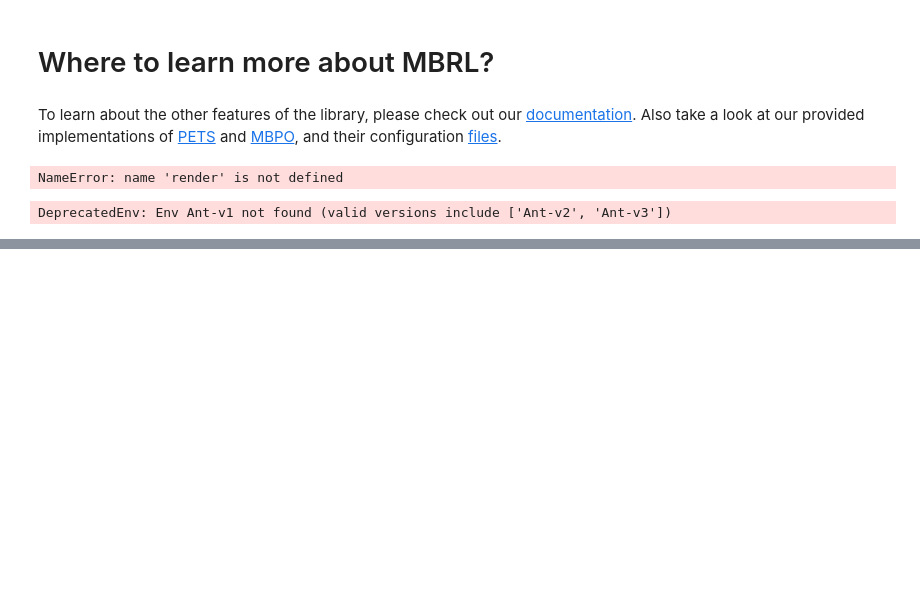
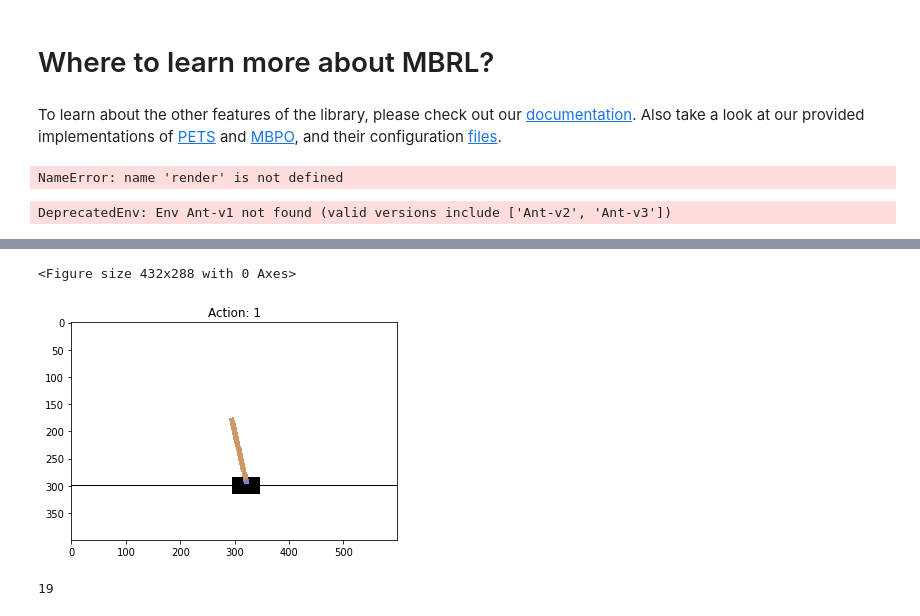
Before and after one commit to hhf1357924680/mbrl, a Jupyter notebook: notebooks/pets_example.ipynb, the cells around one changed output, grey strips where cells are left out. Cells and saved outputs as stored; diff of their text form; code cells hidden in the pictures; blank space fills up the shorter version.

```diff
--- a/notebooks/pets_example.ipynb
+++ b/notebooks/pets_example.ipynb
@@ -284,0 +343,37 @@ DeprecatedEnv: Env Ant-v1 not found (valid versions include ['Ant-v2', 'Ant-v3']
+# %%
+env = gym.make('CartPole-v0') # 初始化场景
+env.reset() # 初始状态
+env.render(mode='rgb_array')
+t = 0
+# 随便动一步(初始状态)
+action = env.action_space.sample()
+state, _, done, _ = env.step(action)
+env.render(mode='rgb_array')
+# 绘图
+plt.figure()
+plt.clf()
+plt.title('Example extracted screen')
+while True:
+    action = env.action_space.sample()
+    # 往后走一步
+    state, _, done, _ = env.step(action)
+    # 生成走后的场景
+    current_screen = env.render(mode='rgb_array') # 返回现在的图像, 用于可视化
+    # 绘制画面
+    plt.pause(0.7)  # pause a bit so that plots are updated
+    ipythondisplay.clear_output(wait=True)
+    ipythondisplay.display(plt.gcf())
+    plt.title('Action: {}'.format(action))
+    plt.imshow(current_screen, interpolation='none')
+    t = t + 1
+    if done:
+        break
+    if t>100:
+        break
+plt.show()
+env.close()
+print(t)
+# %% [output]
+<Figure size 432x288 with 0 Axes>
+[figure, added]
+19
```
Also changed, not shown: parts of 3 cells of this notebook, 12 other files.
